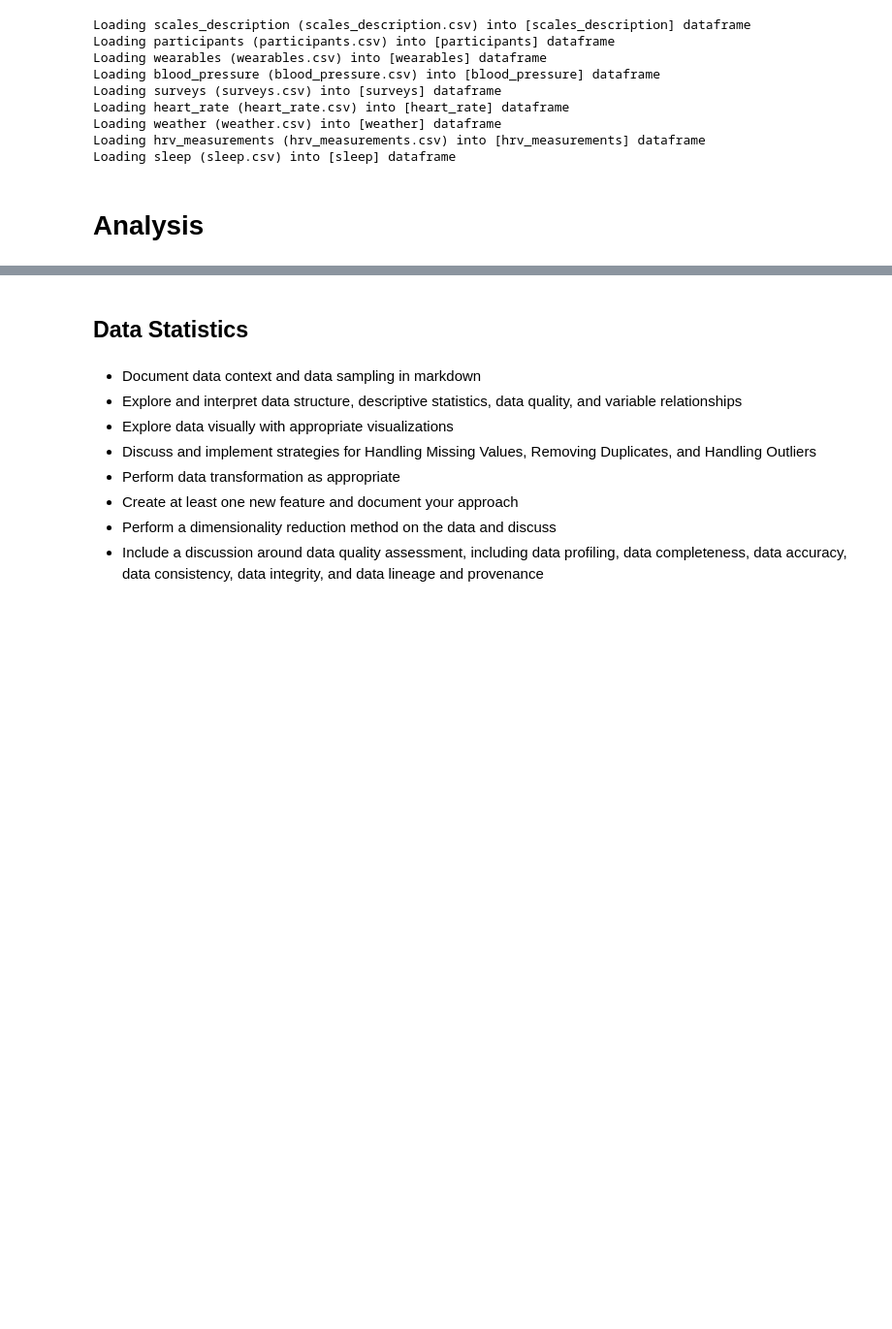
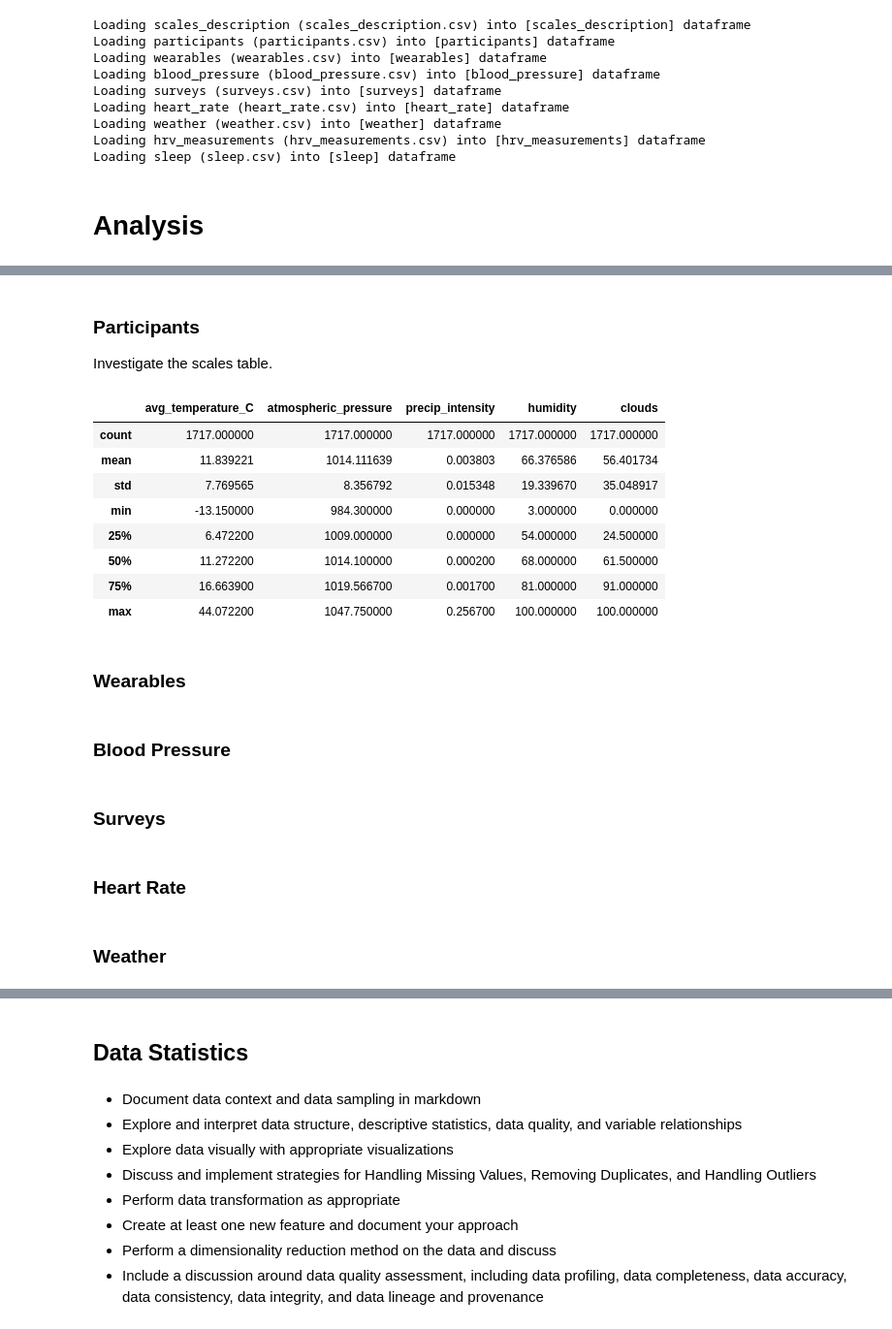
Before and after one commit to AIPI510/aipi510-fall24, a Jupyter notebook: ta4-trackstars.ipynb, the cells around one changed output, grey strips where cells are left out. Shown at 97% size. Drawn from its saved outputs; the diff is of its cells as text; code cells hidden in the pictures; blank space fills up the shorter version.

```diff
--- a/ta4-trackstars.ipynb
+++ b/ta4-trackstars.ipynb
@@ -144,0 +202,26 @@ heart_rate
+# %% [markdown]
+### Participants
+
+Investigate the scales table.
+# %%
+dfs['weather'].describe()
+# %% [output]
+|  | avg_temperature_C | atmospheric_pressure | precip_intensity | humidity | clouds |
+| count | 1717.000000 | 1717.000000 | 1717.000000 | 1717.000000 | 1717.000000 |
+| mean | 11.839221 | 1014.111639 | 0.003803 | 66.376586 | 56.401734 |
+| std | 7.769565 | 8.356792 | 0.015348 | 19.339670 | 35.048917 |
+| min | -13.150000 | 984.300000 | 0.000000 | 3.000000 | 0.000000 |
+| 25% | 6.472200 | 1009.000000 | 0.000000 | 54.000000 | 24.500000 |
+| 50% | 11.272200 | 1014.100000 | 0.000200 | 68.000000 | 61.500000 |
+| 75% | 16.663900 | 1019.566700 | 0.001700 | 81.000000 | 91.000000 |
+| max | 44.072200 | 1047.750000 | 0.256700 | 100.000000 | 100.000000 |
+# %% [markdown]
+### Wearables
+# %% [markdown]
+### Blood Pressure
+# %% [markdown]
+### Surveys
+# %% [markdown]
+### Heart Rate
+# %% [markdown]
+### Weather
```
Also changed, not shown: parts of 19 cells of this notebook.
